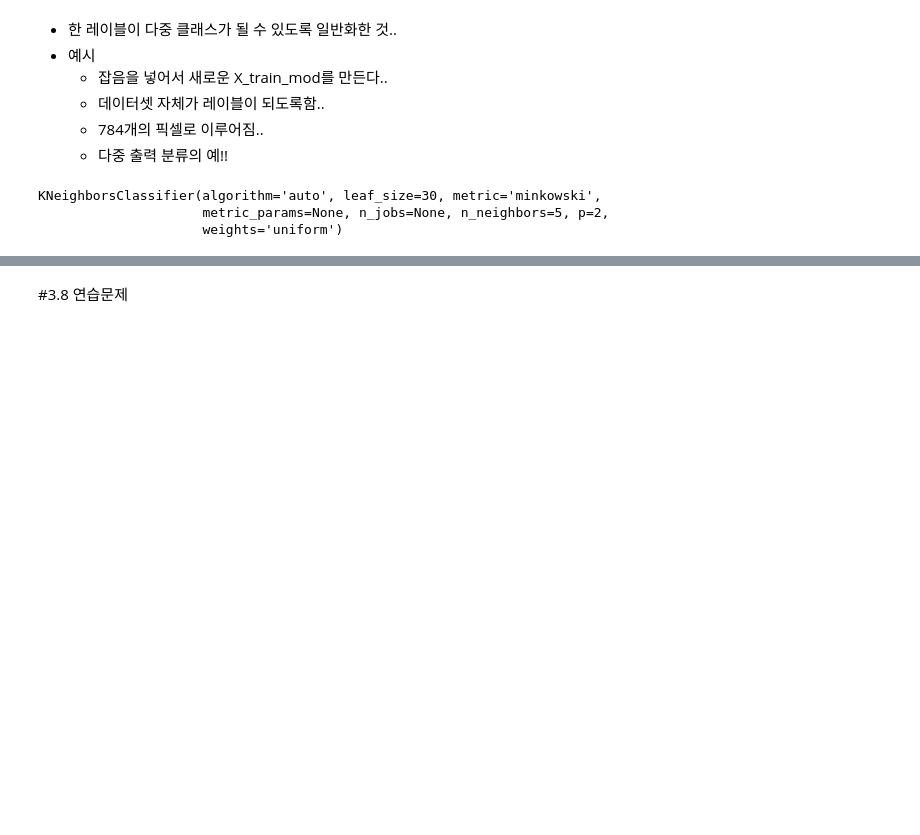
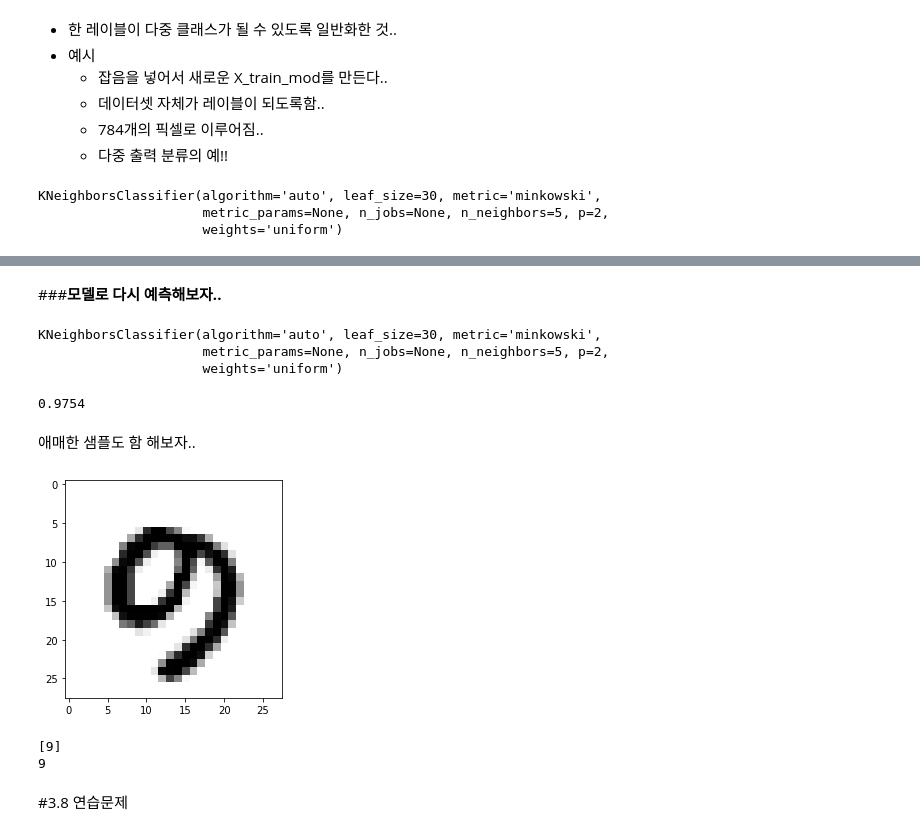
Before and after one commit to dong-tak123/BigAI, a Jupyter notebook: Hands_on_ML_2/Chapter3_분류.ipynb, the cells around one changed output, grey strips where cells are left out. Cells and saved outputs as stored; diff of their text form; code cells hidden in the pictures; blank space fills up the shorter version.

```diff
--- a/Hands_on_ML_2/Chapter3_분류.ipynb
+++ b/Hands_on_ML_2/Chapter3_분류.ipynb
@@ -904,0 +1052,12 @@ plot_digit(clean_digit)
+# %% [markdown]
+###**모델로 다시 예측해보자..**
+# %%
+#많아진 훈련세트..
+from sklearn.neighbors import KNeighborsClassifier
+
+knn_clf = KNeighborsClassifier()
+knn_clf.fit(X_train_expanded, y_train_expanded)
+# %% [output]
+KNeighborsClassifier(algorithm='auto', leaf_size=30, metric='minkowski',
+                     metric_params=None, n_jobs=None, n_neighbors=5, p=2,
+                     weights='uniform')
@@ -905,3 +1068,21 @@ plot_digit(clean_digit)
+# %%
+from sklearn.metrics import accuracy_score
+accuracy_score(y_test, y_knn_expanded_pred)
+# %% [output]
+0.9754
+# %% [markdown]
+애매한 샘플도 함 해보자..
+# %%
+ambiguous_digit = X_test[2589]
+plot_digit(ambiguous_digit)
+# %% [output]
+[figure, added]
+# %%
+print(knn_clf.predict([ambiguous_digit]))
+print(y_test[2589])
+# %% [output]
+[9]
+9
 # %% [markdown]
 #3.8 연습문제
 # %% [markdown]
```
Also changed, not shown: parts of 44 cells of this notebook.
